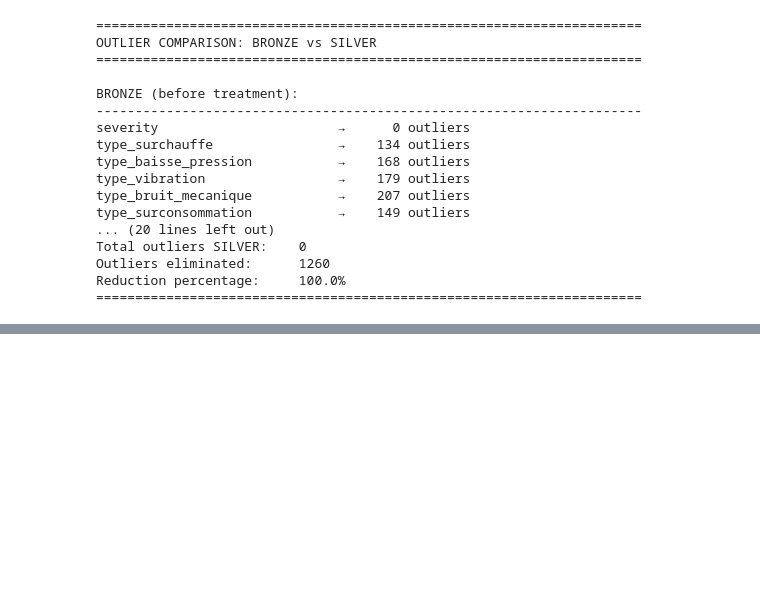
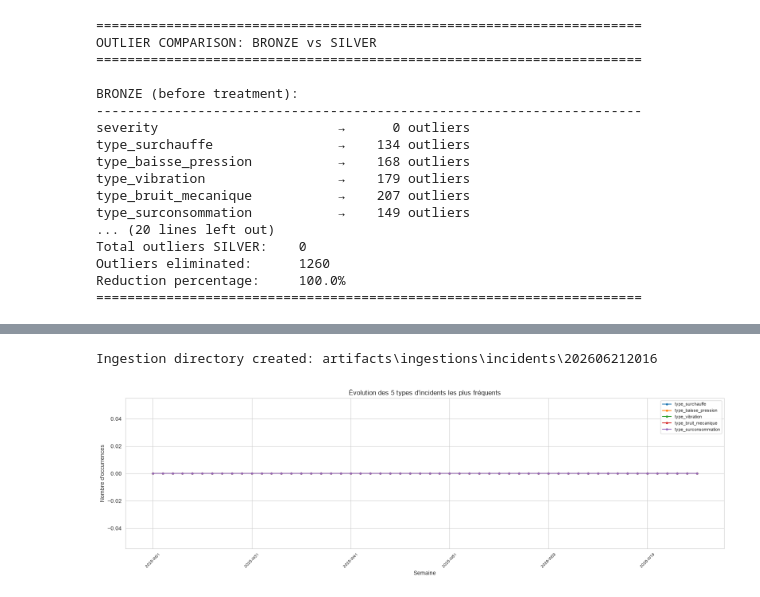
Before and after one commit to guillaumesaidani-coder/data_ingestion-, a Jupyter notebook: TP1bis.ipynb, the cells around one changed output, grey strips where cells are left out. Saved outputs shown, nothing was run; the diff lists cells and outputs as text; code cells hidden in the pictures; blank space fills up the shorter version.

```diff
--- a/TP1bis.ipynb
+++ b/TP1bis.ipynb
@@ -349,0 +398,24 @@ Reduction percentage:     100.0%
+# %%
+# ── 3. Types d'incidents dans le temps (top 5) ────────────────────────────
+type_cols = [c for c in silver.columns if c.startswith('type_')]
+top5_types = silver[type_cols].sum().nlargest(5).index.tolist()
+
+type_time = (
+    silver.groupby('year_week')[top5_types]
+    .sum()
+)
+
+fig, ax = plt.subplots(figsize=(16, 5))
+type_time.plot(ax=ax, linewidth=1.5, marker='o', markersize=3)
+ax.set_title("Évolution des 5 types d'incidents les plus fréquents")
+ax.set_xlabel("Semaine")
+ax.set_ylabel("Nombre d'occurrences")
+ax.legend(loc="upper right", fontsize=8)
+ax.tick_params(axis='x', rotation=45, labelsize=7)
+plt.tight_layout()
+run_dir = create_ingestion_dir()
+plt.savefig(run_dir / 'types_incidents_temps.png', bbox_inches='tight', dpi=100)
+plt.show()
+# %% [output]
+Ingestion directory created: artifacts\ingestions\incidents\202606212016
+[figure, added]
```
Also changed, not shown: parts of 5 cells of this notebook, 2 other files.
